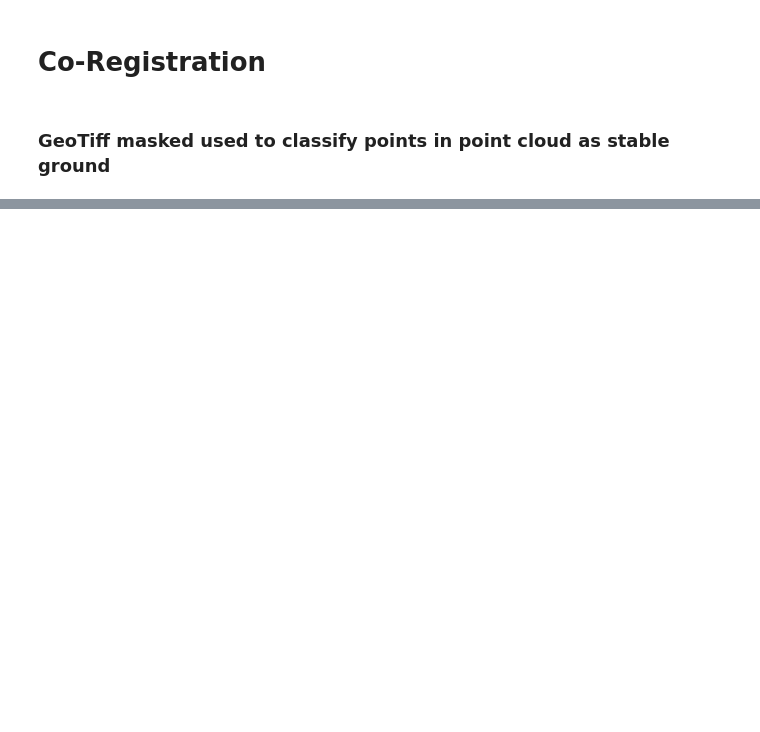
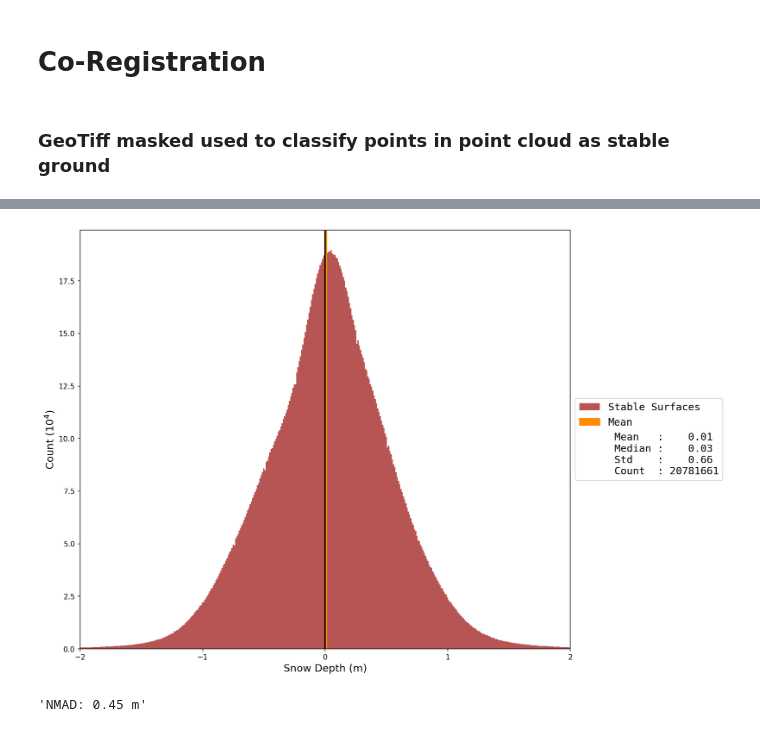
Before and after one commit to jomey/raster_compare, a Jupyter notebook: notebooks/Stable_ground.ipynb, the cells around one changed output, grey strips where cells are left out. Saved outputs shown, nothing was run; the diff lists cells and outputs as text; code cells hidden in the pictures; blank space fills up the shorter version.

```diff
--- a/notebooks/Stable_ground.ipynb
+++ b/notebooks/Stable_ground.ipynb
@@ -49,0 +80,23 @@ plt.imshow(
+# %%
+plot = plot_histogram(
+    [{
+        'data': stable_ground_snow_free,
+        'label': 'Stable Surfaces',
+        'color': 'brown',
+    }],
+    (-2, 2),
+    **figure_style
+)
+with plot as ax:
+     ax
+# %% [output]
+[figure, added]
+# %%
+stable_ground_snow_on = dem_co_reg_values - sfm_snow_on_values
+
+mad = MedianAbsoluteDeviation(
+    stable_ground_snow_on[np.isfinite(stable_ground_snow_on)].compressed()
+)
+"NMAD: {:.2f} m".format(mad.normalized())
+# %% [output]
+'NMAD: 0.45 m'
```
Also changed, not shown: parts of 12 cells of this notebook, 4 other files.
